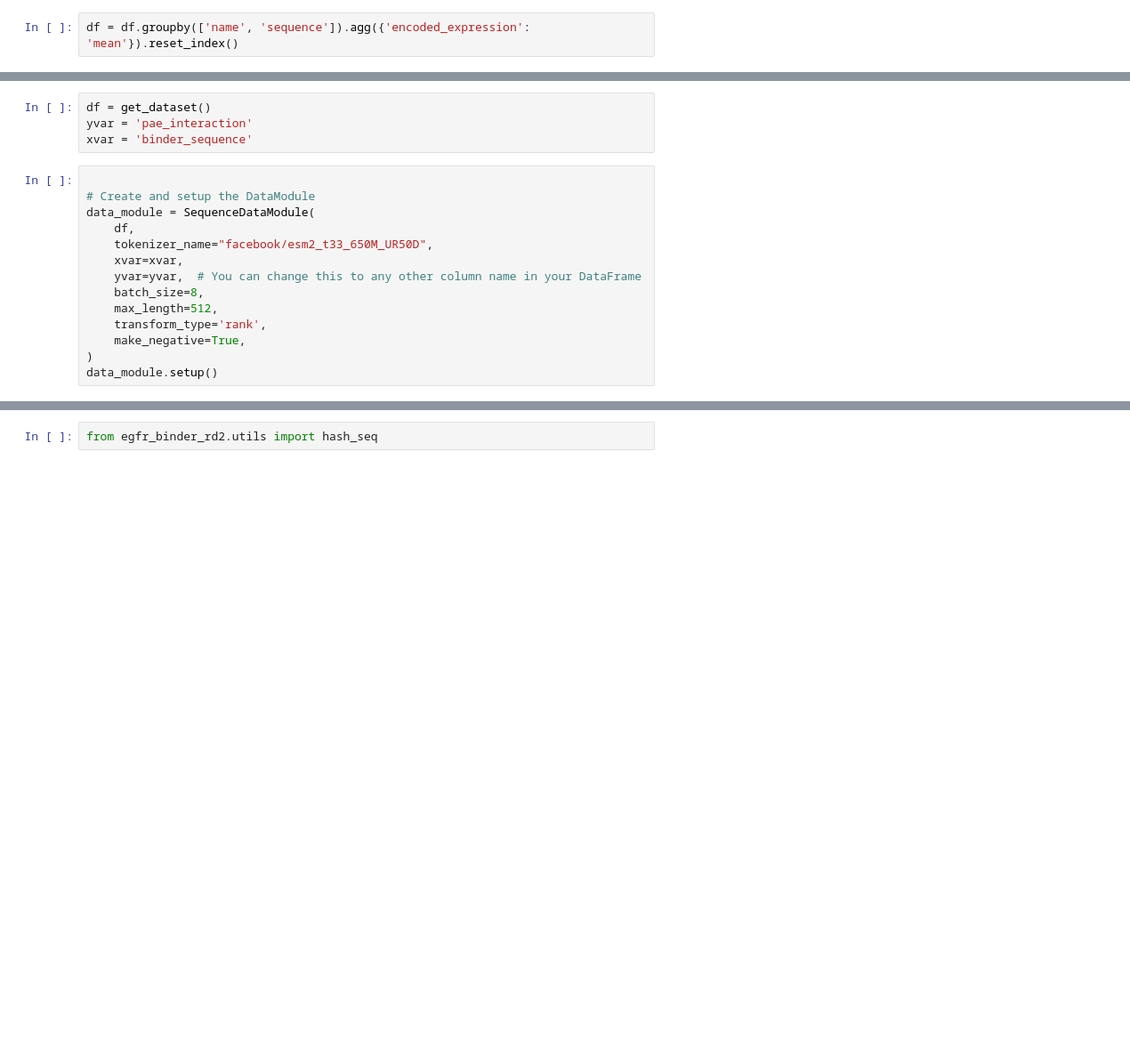
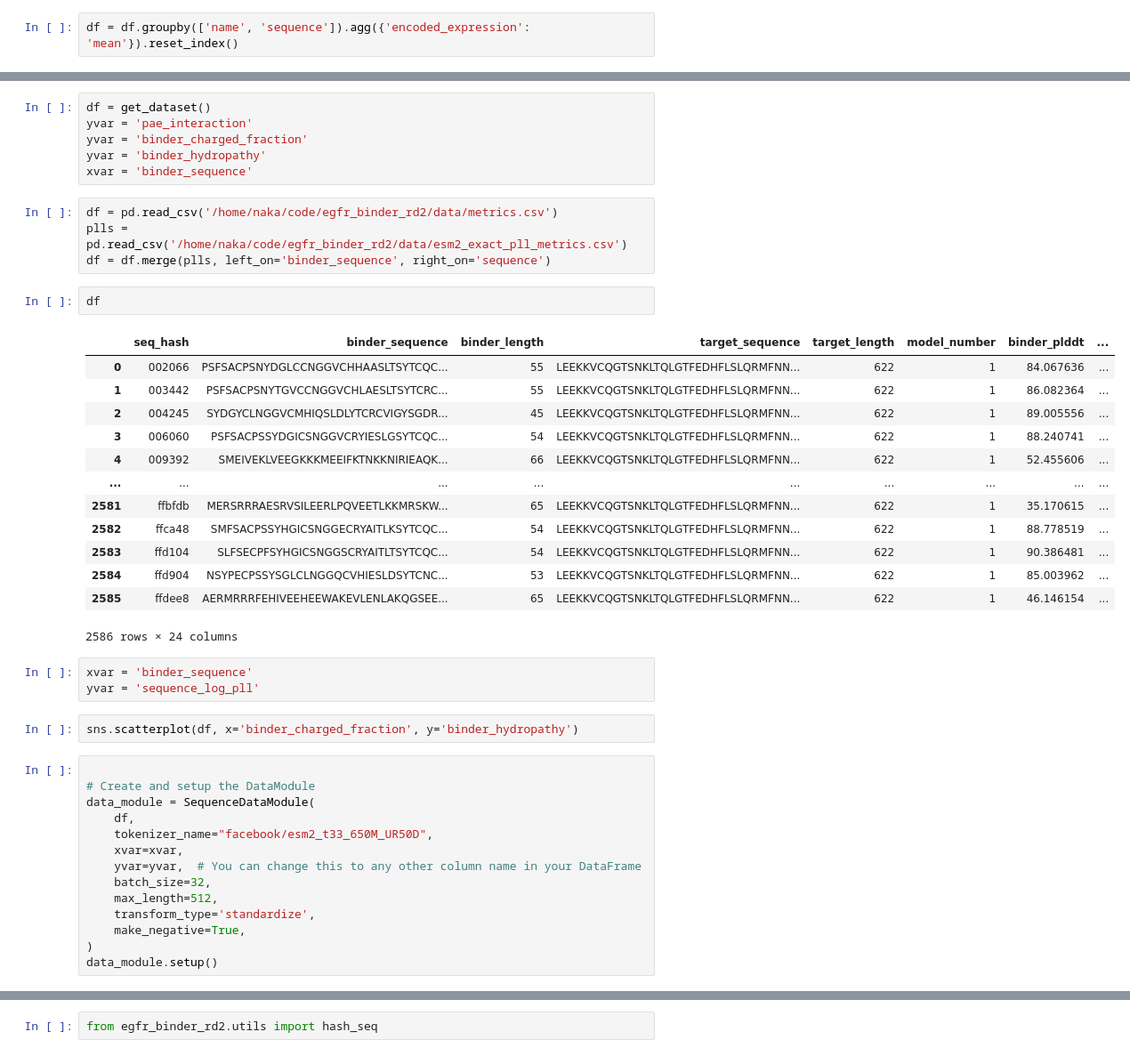
Before and after one commit to ANaka/egfr_binder_rd2, a Jupyter notebook: notebooks/test_bt_model.ipynb, the cells around one changed output, grey strips where cells are left out. Shown at 89% size. Saved outputs shown, nothing was run; the diff lists cells and outputs as text; blank space fills up the shorter version.

```diff
--- a/notebooks/test_bt_model.ipynb
+++ b/notebooks/test_bt_model.ipynb
@@ -66,7 +82,34 @@ NameError: name 'df' is not defined
 # %%
 df = get_dataset()
 yvar = 'pae_interaction'
+yvar = 'binder_charged_fraction'
+yvar = 'binder_hydropathy'
 xvar = 'binder_sequence'
+# %%
+df = pd.read_csv('/home/naka/code/egfr_binder_rd2/data/metrics.csv')
+plls = pd.read_csv('/home/naka/code/egfr_binder_rd2/data/esm2_exact_pll_metrics.csv')
+df = df.merge(plls, left_on='binder_sequence', right_on='sequence')
+# %%
+df
+# %% [output]
+|  | seq_hash | binder_sequence | binder_length | target_sequence | target_length | model_number | binder_plddt | ... |
+| 0 | 002066 | PSFSACPSNYDGLCCNGGVCHHAASLTSYTCQC... | 55 | LEEKKVCQGTSNKLTQLGTFEDHFLSLQRMFNN... | 622 | 1 | 84.067636 | ... |
+| 1 | 003442 | PSFSACPSNYTGVCCNGGVCHLAESLTSYTCRC... | 55 | LEEKKVCQGTSNKLTQLGTFEDHFLSLQRMFNN... | 622 | 1 | 86.082364 | ... |
+| 2 | 004245 | SYDGYCLNGGVCMHIQSLDLYTCRCVIGYSGDR... | 45 | LEEKKVCQGTSNKLTQLGTFEDHFLSLQRMFNN... | 622 | 1 | 89.005556 | ... |
+| 3 | 006060 | PSFSACPSSYDGICSNGGVCRYIESLGSYTCQC... | 54 | LEEKKVCQGTSNKLTQLGTFEDHFLSLQRMFNN... | 622 | 1 | 88.240741 | ... |
+| 4 | 009392 | SMEIVEKLVEEGKKKMEEIFKTNKKNIRIEAQK... | 66 | LEEKKVCQGTSNKLTQLGTFEDHFLSLQRMFNN... | 622 | 1 | 52.455606 | ... |
+| ... | ... | ... | ... | ... | ... | ... | ... | ... |
+| 2581 | ffbfdb | MERSRRRAESRVSILEERLPQVEETLKKMRSKW... | 65 | LEEKKVCQGTSNKLTQLGTFEDHFLSLQRMFNN... | 622 | 1 | 35.170615 | ... |
+| 2582 | ffca48 | SMFSACPSSYHGICSNGGECRYAITLKSYTCQC... | 54 | LEEKKVCQGTSNKLTQLGTFEDHFLSLQRMFNN... | 622 | 1 | 88.778519 | ... |
+| 2583 | ffd104 | SLFSECPFSYHGICSNGGSCRYAITLTSYTCQC... | 54 | LEEKKVCQGTSNKLTQLGTFEDHFLSLQRMFNN... | 622 | 1 | 90.386481 | ... |
+| 2584 | ffd904 | NSYPECPSSYSGLCLNGGQCVHIESLDSYTCNC... | 53 | LEEKKVCQGTSNKLTQLGTFEDHFLSLQRMFNN... | 622 | 1 | 85.003962 | ... |
+| 2585 | ffdee8 | AERMRRRFEHIVEEHEEWAKEVLENLAKQGSEE... | 65 | LEEKKVCQGTSNKLTQLGTFEDHFLSLQRMFNN... | 622 | 1 | 46.146154 | ... |
+2586 rows × 24 columns
+# %%
+xvar = 'binder_sequence'
+yvar = 'sequence_log_pll'
+# %%
+sns.scatterplot(df, x='binder_charged_fraction', y='binder_hydropathy')
 # %%
 
 # Create and setup the DataModule
@@ -75,9 +118,9 @@ data_module = SequenceDataModule(
     tokenizer_name="facebook/esm2_t33_650M_UR50D",
     xvar=xvar,
     yvar=yvar,  # You can change this to any other column name in your DataFrame
-    batch_size=8,
+    batch_size=32,
     max_length=512,
-    transform_type='rank',
+    transform_type='standardize',
     make_negative=True,
 )
 data_module.setup()
```
Also changed, not shown: parts of 6 cells of this notebook, 2 other files.
